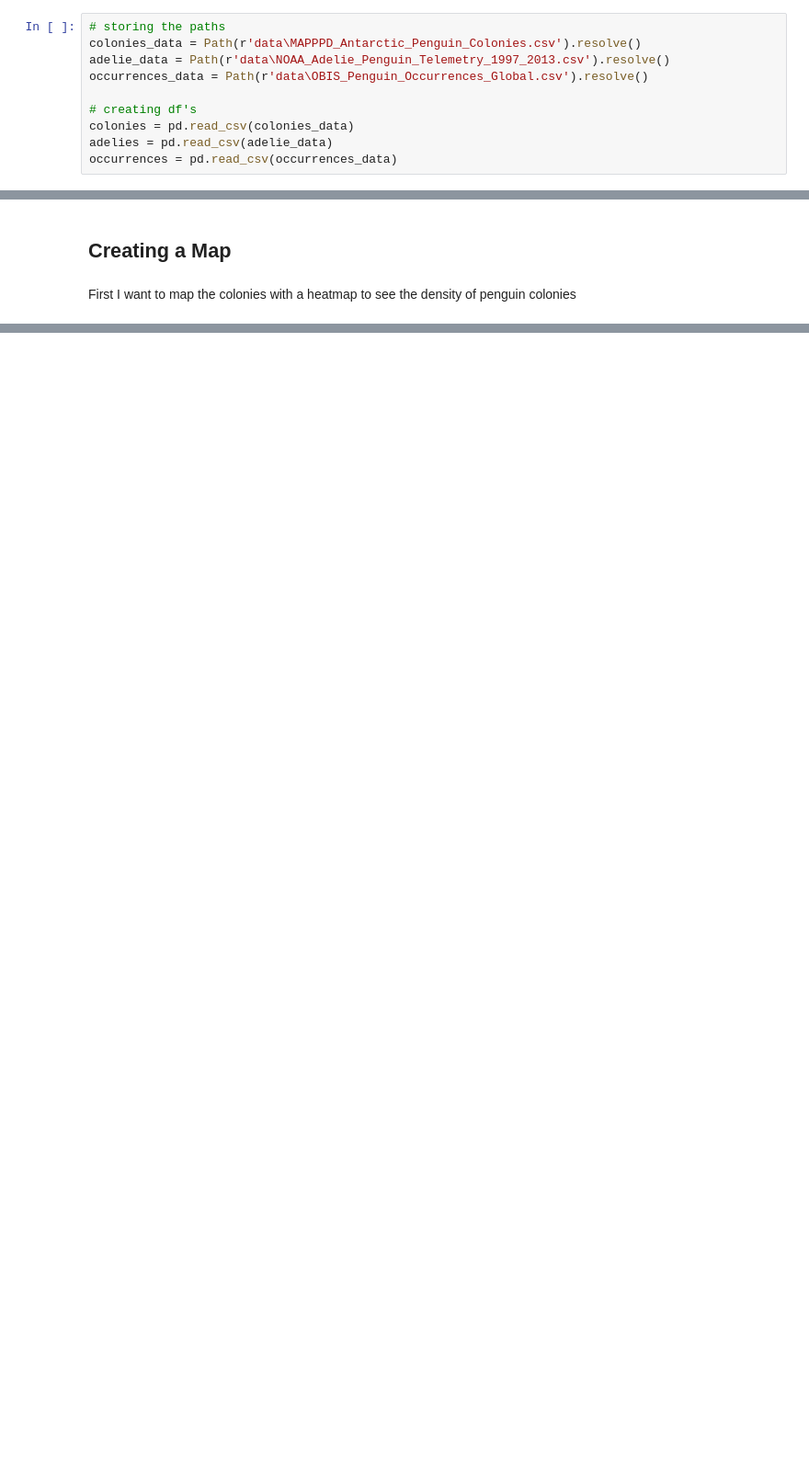
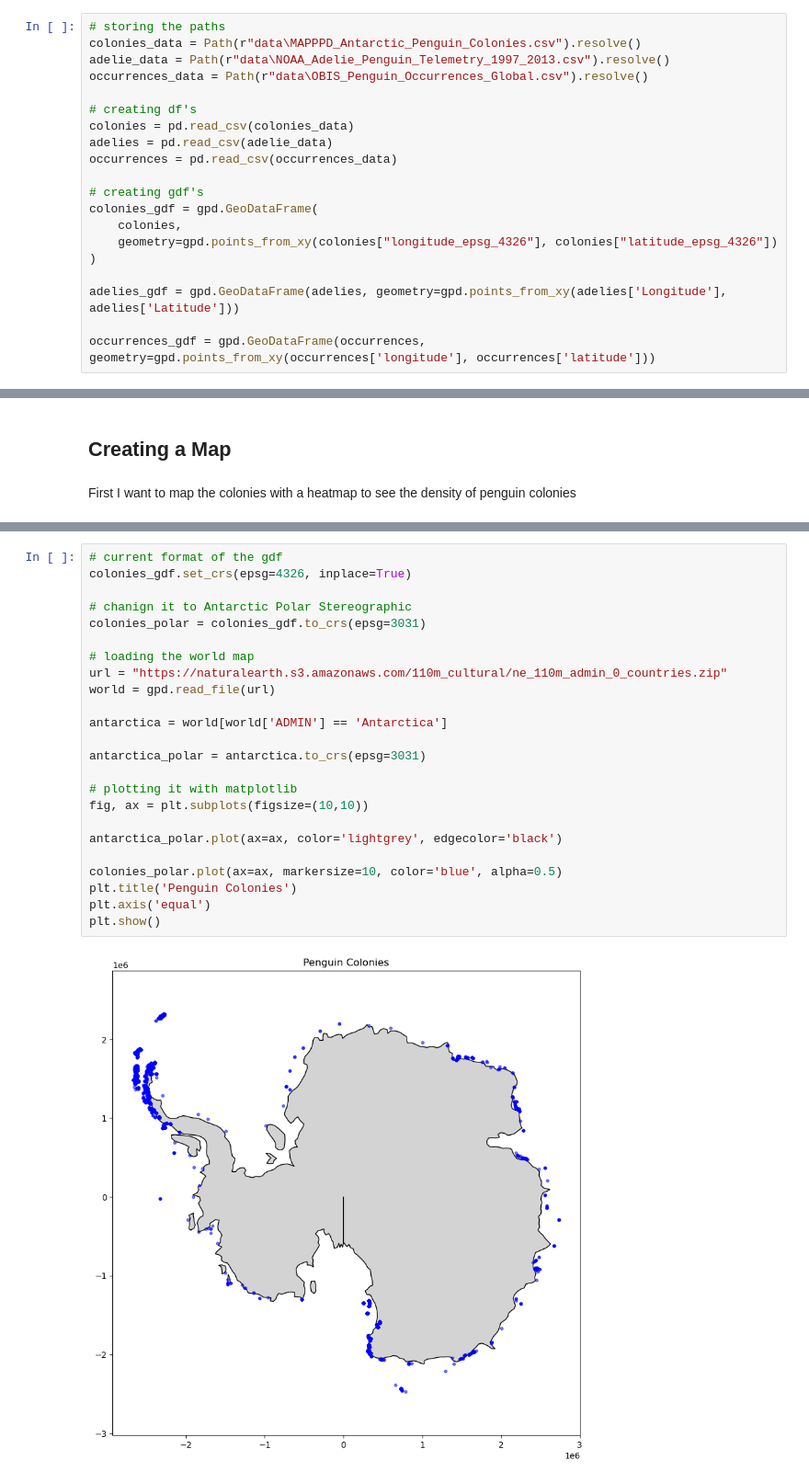
Before and after one commit to MGnified/EDA_antarctic_penguins, a Jupyter notebook: Analysis_and_Mapping.ipynb, the cells around one changed output, grey strips where cells are left out. Shown at 92% size. Saved outputs shown, nothing was run; the diff lists cells and outputs as text; blank space fills up the shorter version.

Commit message:
Added more Maps and Analysis plots

```diff
--- a/Analysis_and_Mapping.ipynb
+++ b/Analysis_and_Mapping.ipynb
@@ -32,14 +34,24 @@ def save_map(geo_map: folium.Map, path: str) -> None:
 ## Loading & Cleaning the Datasets
 # %%
 # storing the paths
-colonies_data = Path(r'data\MAPPPD_Antarctic_Penguin_Colonies.csv').resolve()
-adelie_data = Path(r'data\NOAA_Adelie_Penguin_Telemetry_1997_2013.csv').resolve()
-occurrences_data = Path(r'data\OBIS_Penguin_Occurrences_Global.csv').resolve()
+colonies_data = Path(r"data\MAPPPD_Antarctic_Penguin_Colonies.csv").resolve()
+adelie_data = Path(r"data\NOAA_Adelie_Penguin_Telemetry_1997_2013.csv").resolve()
+occurrences_data = Path(r"data\OBIS_Penguin_Occurrences_Global.csv").resolve()
 
 # creating df's
 colonies = pd.read_csv(colonies_data)
 adelies = pd.read_csv(adelie_data)
 occurrences = pd.read_csv(occurrences_data)
+
+# creating gdf's
+colonies_gdf = gpd.GeoDataFrame(
+    colonies,
+    geometry=gpd.points_from_xy(colonies["longitude_epsg_4326"], colonies["latitude_epsg_4326"])
+)
+
+adelies_gdf = gpd.GeoDataFrame(adelies, geometry=gpd.points_from_xy(adelies['Longitude'], adelies['Latitude']))
+
+occurrences_gdf = gpd.GeoDataFrame(occurrences, geometry=gpd.points_from_xy(occurrences['longitude'], occurrences['latitude']))
 # %% [markdown]
 #### Colonies
 # %%
@@ -145,0 +215,26 @@ save_map(o_map, 'o_map.html')
+# %%
+# current format of the gdf
+colonies_gdf.set_crs(epsg=4326, inplace=True)
+
+# chanign it to Antarctic Polar Stereographic
+colonies_polar = colonies_gdf.to_crs(epsg=3031)
+
+# loading the world map
+url = "https://naturalearth.s3.amazonaws.com/110m_cultural/ne_110m_admin_0_countries.zip"
+world = gpd.read_file(url)
+
+antarctica = world[world['ADMIN'] == 'Antarctica']
+
+antarctica_polar = antarctica.to_crs(epsg=3031)
+
+# plotting it with matplotlib
+fig, ax = plt.subplots(figsize=(10,10))
+
+antarctica_polar.plot(ax=ax, color='lightgrey', edgecolor='black')
+
+colonies_polar.plot(ax=ax, markersize=10, color='blue', alpha=0.5)
+plt.title('Penguin Colonies')
+plt.axis('equal')
+plt.show()
+# %% [output]
+[figure, added]
```
Also changed, not shown: parts of 14 cells of this notebook.
